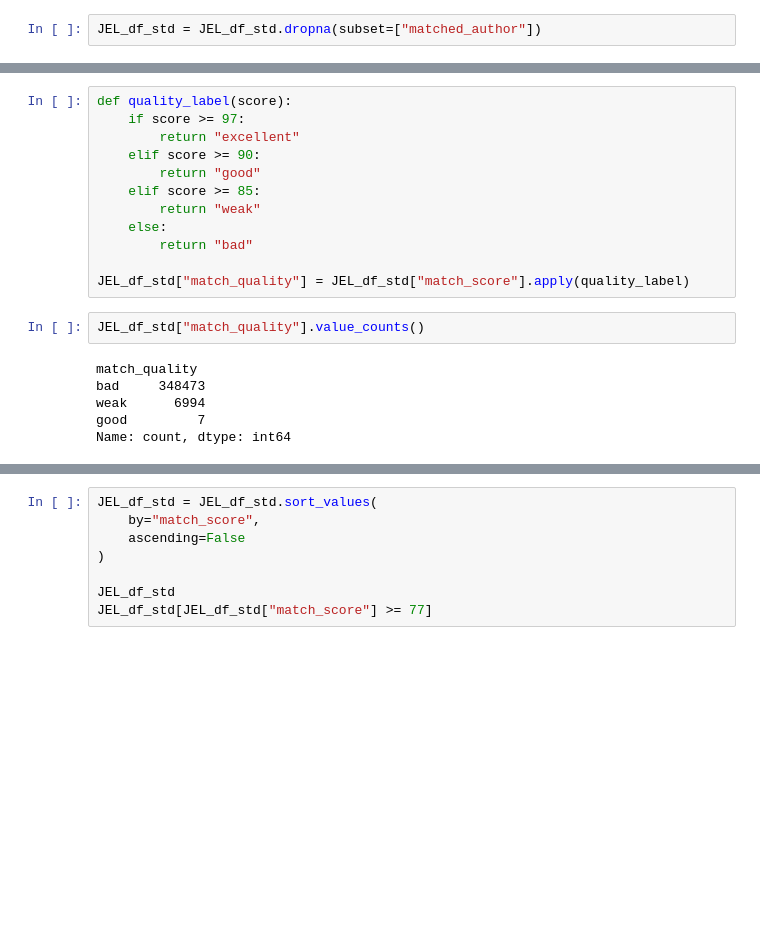
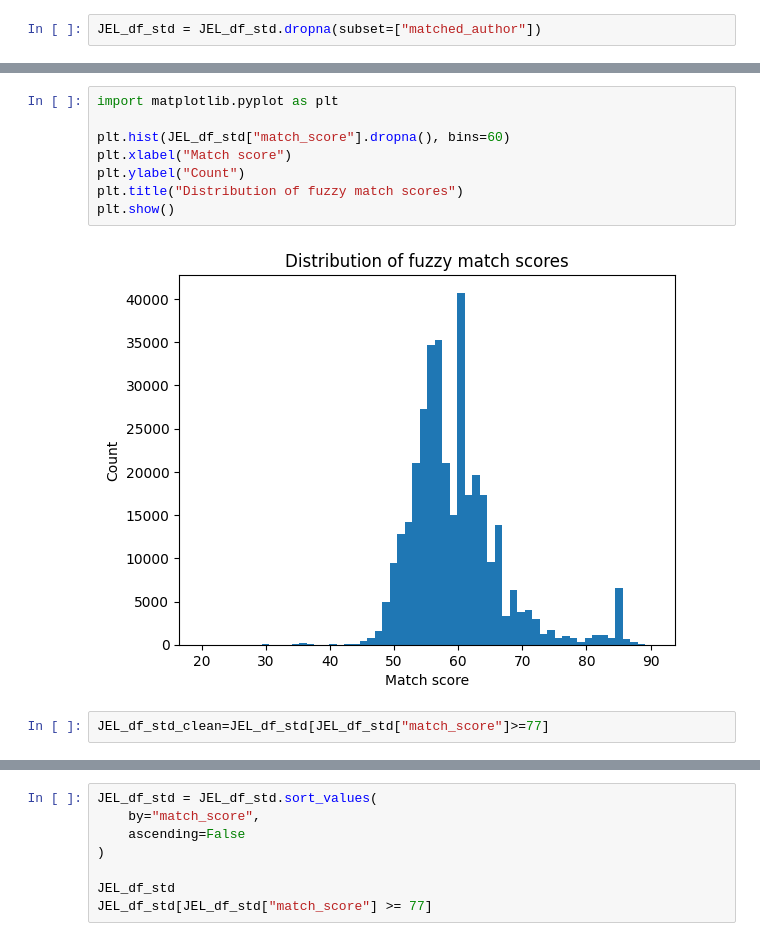
Before and after one commit to celinamadaschi/Telecom-DataAnalysis_Economics, a Jupyter notebook: Analysis_Final_Data.ipynb, the cells around one changed output, grey strips where cells are left out. Saved outputs shown, nothing was run; the diff lists cells and outputs as text; blank space fills up the shorter version.

```diff
--- a/Analysis_Final_Data.ipynb
+++ b/Analysis_Final_Data.ipynb
@@ -240,20 +240,12 @@ JEL_df_std[["author_std", "author_name","Author(s)", "matched_author", "match_sc
-# %%
-def quality_label(score):
-    if score >= 97:
-        return "excellent"
-    elif score >= 90:
-        return "good"
-    elif score >= 85:
-        return "weak"
-    else:
-        return "bad"
-
-JEL_df_std["match_quality"] = JEL_df_std["match_score"].apply(quality_label)
-# %%
-JEL_df_std["match_quality"].value_counts()
-# %% [output]
-match_quality
-bad     348473
-weak      6994
-good         7
-Name: count, dtype: int64
+# %%
+import matplotlib.pyplot as plt
+
+plt.hist(JEL_df_std["match_score"].dropna(), bins=60)
+plt.xlabel("Match score")
+plt.ylabel("Count")
+plt.title("Distribution of fuzzy match scores")
+plt.show()
+# %% [output]
+[figure, added]
+# %%
+JEL_df_std_clean=JEL_df_std[JEL_df_std["match_score"]>=77]
```
Also changed, not shown: parts of 3 cells of this notebook.
